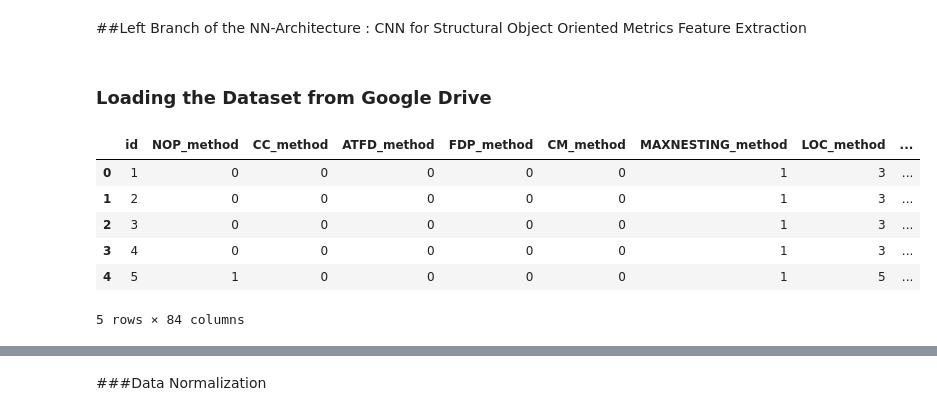
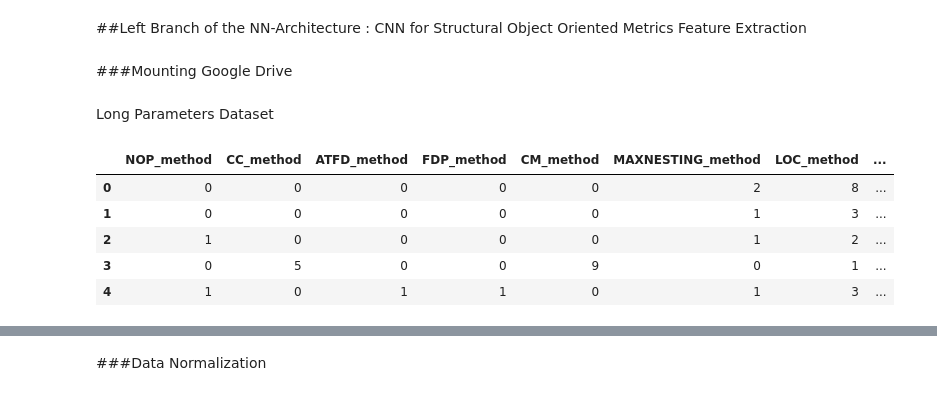
Before and after one commit to anushka-code/Deep-Multimodal-Architectures-Code-Smell-Classification, a Jupyter notebook: Feature_Envy_Classification.ipynb, the cells around one changed output, grey strips where cells are left out. Saved outputs shown, nothing was run; the diff lists cells and outputs as text; code cells hidden in the pictures.

Commit message:
Switch Statements & Long Parameters List

```diff
--- a/Feature_Envy_Classification.ipynb
+++ b/Feature_Envy_Classification.ipynb
@@ -3,7 +3,7 @@
 # %% [markdown]
 ##Left Branch of the NN-Architecture : CNN for Structural Object Oriented Metrics Feature Extraction
 # %% [markdown]
-### Loading the Dataset from Google Drive
+###Mounting Google Drive
 # %%
 !pip install -U -q PyDrive
 # %%
@@ -20,22 +20,23 @@ drive = GoogleDrive(gauth)
 # %%
 import numpy as np
 import pandas as pd
+# %% [markdown]
+Long Parameters Dataset
 # %%
-link = 'https://drive.google.com/file/d/1bnQ_b524o2XqHSaILYhqzec39ZpGJ_Kc/view?usp=sharing'
+link = 'https://drive.google.com/file/d/1EfbAqgr7i9h4yFwEoU3igG34Gt48l6WT/view?usp=sharing'
 
 # to get the id part of the file
 id = link.split("/")[-2]
 
 downloaded = drive.CreateFile({'id':id})
-downloaded.GetContentFile('feature_envy_classification.csv')
+downloaded.GetContentFile('long_parameters_list_structural.csv')
 
-df = pd.read_csv('feature_envy_classification.csv')
-df.head(5)
+df_lp = pd.read_csv('long_parameters_list_structural.csv')
+df_lp.head(5)
 # %% [output]
-|  | id | NOP_method | CC_method | ATFD_method | FDP_method | CM_method | MAXNESTING_method | LOC_method | ... |
-| 0 | 1 | 0 | 0 | 0 | 0 | 0 | 1 | 3 | ... |
-| 1 | 2 | 0 | 0 | 0 | 0 | 0 | 1 | 3 | ... |
-| 2 | 3 | 0 | 0 | 0 | 0 | 0 | 1 | 3 | ... |
-| 3 | 4 | 0 | 0 | 0 | 0 | 0 | 1 | 3 | ... |
-| 4 | 5 | 1 | 0 | 0 | 0 | 0 | 1 | 5 | ... |
+|  | NOP_method | CC_method | ATFD_method | FDP_method | CM_method | MAXNESTING_method | LOC_method | ... |
+| 0 | 0 | 0 | 0 | 0 | 0 | 2 | 8 | ... |
+| 1 | 0 | 0 | 0 | 0 | 0 | 1 | 3 | ... |
+| 2 | 1 | 0 | 0 | 0 | 0 | 1 | 2 | ... |
+| 3 | 0 | 5 | 0 | 0 | 9 | 0 | 1 | ... |
+| 4 | 1 | 0 | 1 | 1 | 0 | 1 | 3 | ... |
-5 rows × 84 columns
```
Also changed, not shown: parts of 40 cells of this notebook.
